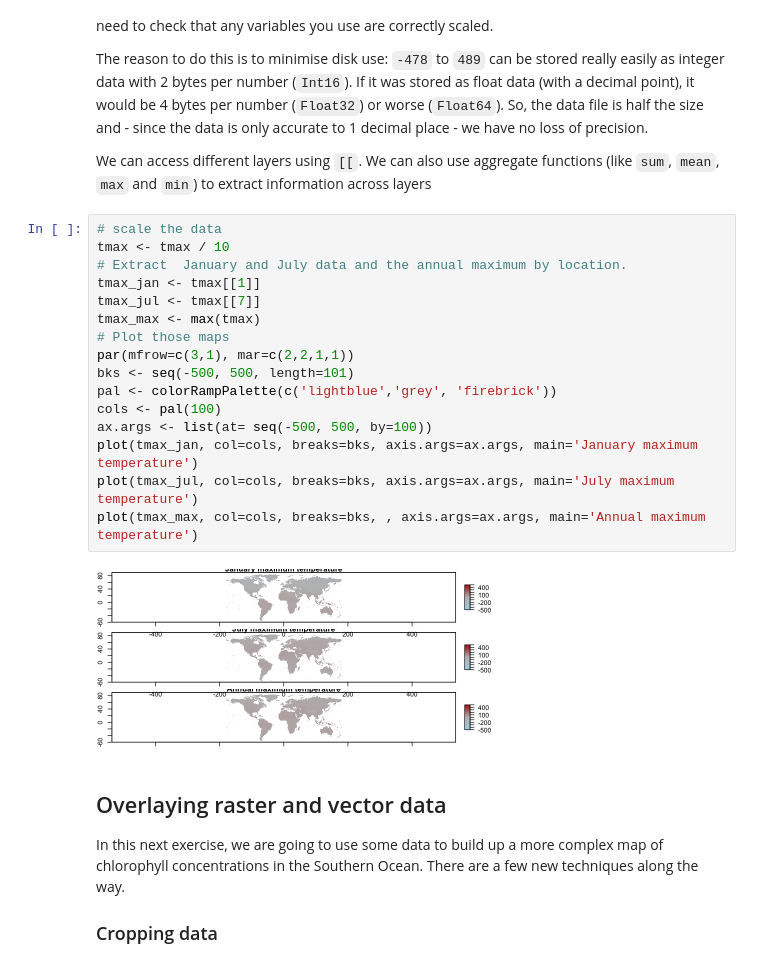
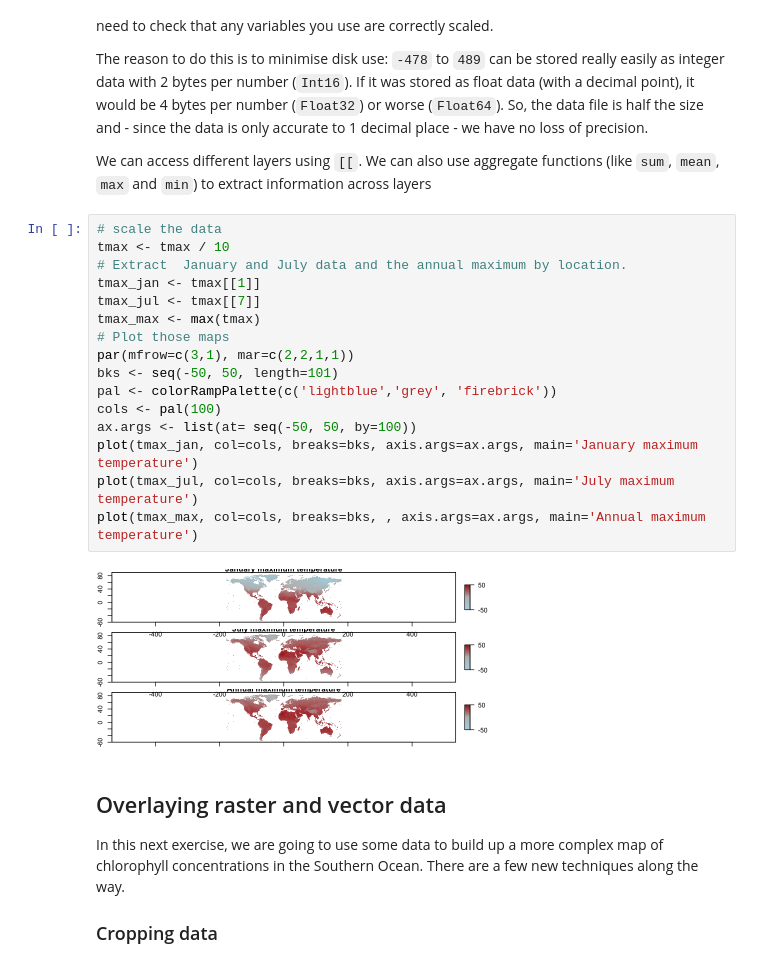
Before and after one commit to davidorme/Masters_GIS, a Jupyter notebook: _sources/practical_1/practical_1.ipynb, the cells around one changed output. Cells and saved outputs as stored; diff of their text form.

```diff
--- a/_sources/practical_1/practical_1.ipynb
+++ b/_sources/practical_1/practical_1.ipynb
@@ -1023,21 +1033,21 @@ We can access different layers using ``[[``. We can also use aggregate functions
 # %%
 # scale the data
 tmax <- tmax / 10
 # Extract  January and July data and the annual maximum by location.
 tmax_jan <- tmax[[1]]
 tmax_jul <- tmax[[7]]
 tmax_max <- max(tmax)
 # Plot those maps
 par(mfrow=c(3,1), mar=c(2,2,1,1))
-bks <- seq(-500, 500, length=101)
+bks <- seq(-50, 50, length=101)
 pal <- colorRampPalette(c('lightblue','grey', 'firebrick'))
 cols <- pal(100)
-ax.args <- list(at= seq(-500, 500, by=100))
+ax.args <- list(at= seq(-50, 50, by=100))
 plot(tmax_jan, col=cols, breaks=bks, axis.args=ax.args, main='January maximum temperature')
 plot(tmax_jul, col=cols, breaks=bks, axis.args=ax.args, main='July maximum temperature')
 plot(tmax_max, col=cols, breaks=bks, , axis.args=ax.args, main='Annual maximum temperature')
 # %% [output]
-[figure, old version]
+[figure, new version]
 # %% [markdown]
 ## Overlaying raster and vector data
 
```
Also changed, not shown: parts of 27 cells of this notebook, 44 other files.
